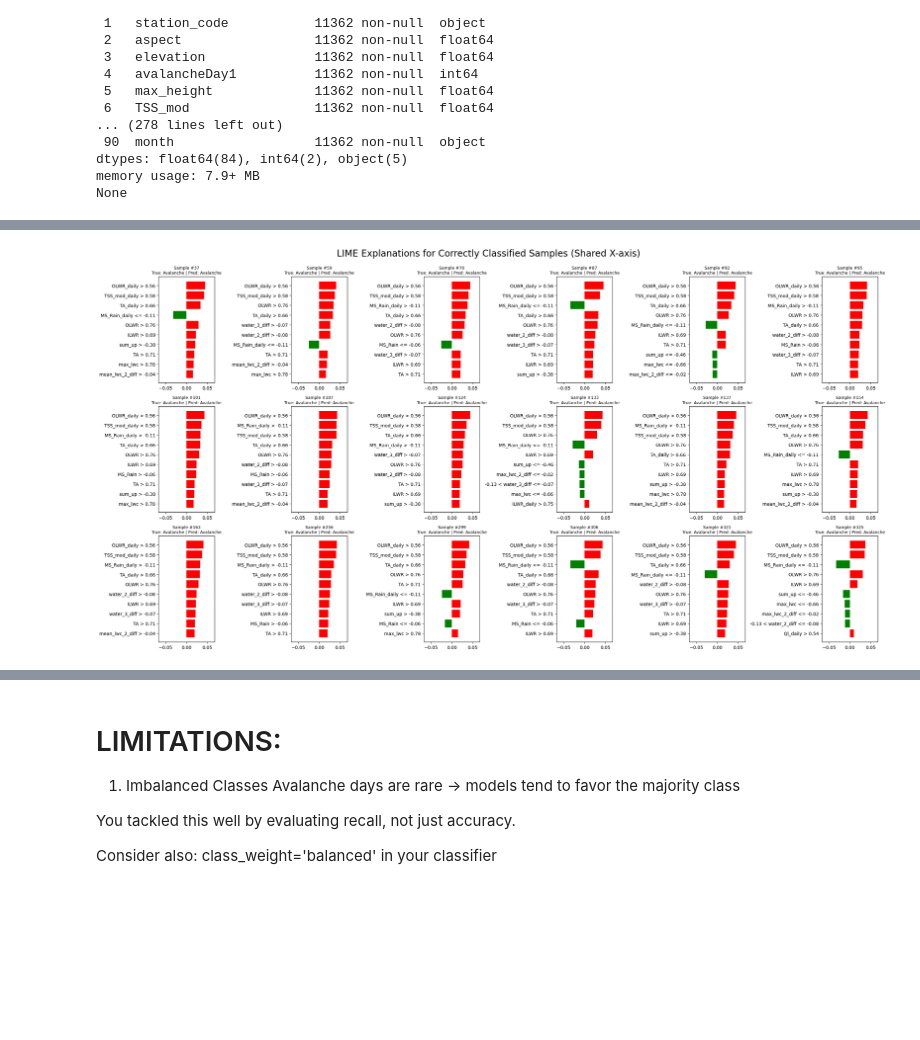
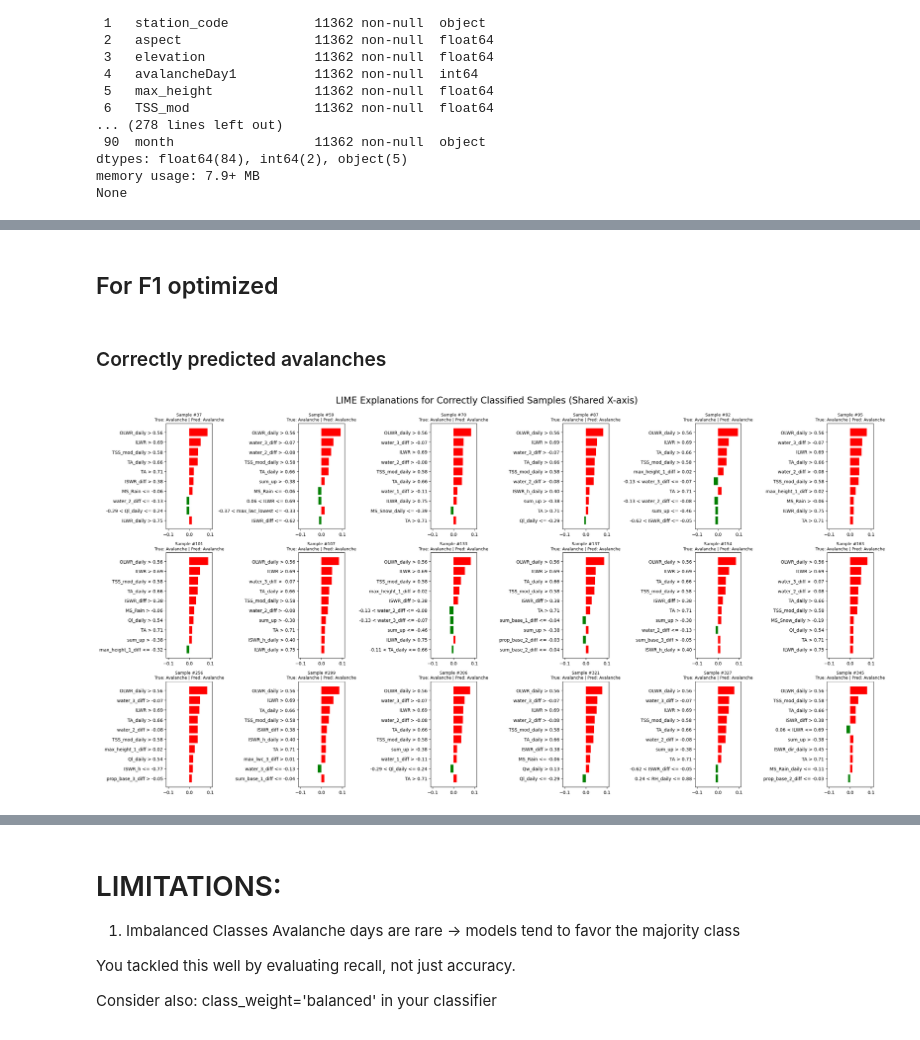
Before and after one commit to IlyaYakushevskiy/avalanche_sat, a Jupyter notebook: Exploratory Data Analysis/RandomForest_DecisionTree.ipynb, the cells around one changed output, grey strips where cells are left out. Saved outputs shown, nothing was run; the diff lists cells and outputs as text; code cells hidden in the pictures; blank space fills up the shorter version.

```diff
--- a/Exploratory Data Analysis/RandomForest_DecisionTree.ipynb
+++ b/Exploratory Data Analysis/RandomForest_DecisionTree.ipynb
@@ -75,17 +91,13 @@ full_clean = full_clean.drop(columns=[col for col in ['year', 'datum'] if col in
 #full_encoded = pd.get_dummies(full_clean, columns=categorical_cols, drop_first=True)
 # %%
 # Split features and target
-X = full_encoded.drop(columns=["avalancheDay1"])   # all columns except the target
-y = full_encoded["avalancheDay1"]  # avalanche label: 1 = avalanche, 0 = no avalanche
+X = full_clean.drop(columns=["avalancheDay1"])   # all columns except the target
+y = full_clean["avalancheDay1"]  # avalanche label: 1 = avalanche, 0 = no avalanche
 
 # Train-test split (80/20)
 X_train, X_test, y_train, y_test = train_test_split(X, y, test_size=0.2, random_state=42)
 
-# Standardize features (mean=0, std=1)
+# Standardize features (mean=0, std=1) - to normalize units
 scaler = StandardScaler()
 X_train_scaled = scaler.fit_transform(X_train)
 X_test_scaled = scaler.transform(X_test)
-# %%
-# Train Decision Tree Classifier
-clf_tree = DecisionTreeClassifier(max_depth=4, random_state=42)
-clf_tree.fit(X_train, y_train)
@@ -133,17 +575,15 @@ weighted avg       0.87      0.93      0.90      2059
 # %%
-# Train Random Forest with 100 trees
-clf_rf = RandomForestClassifier(n_estimators=100, random_state=42)
-clf_rf.fit(X_train_scaled, y_train)
+#Extract and visualizes the top 20 most important features used by your F1-optimized Random Forest model.
+#Reflect how useful each feature is across all decisions the model makes — not just for one class.
 
-# Feature importance
-importances = clf_rf.feature_importances_
+importances = rf_custom_F1.feature_importances_
 indices = np.argsort(importances)[::-1]
-top_features = X.columns[indices][:20]
+top_features = X_train.columns[indices][:20]
 
 # Plot feature importance
 plt.figure(figsize=(10, 6))
 sns.barplot(x=importances[indices][:20], y=top_features)
-plt.title("Top 20 Important Features (Random Forest)")
+plt.title("Top 20 Important Features (Random Forest F1 optimized)")
 plt.tight_layout()
 plt.show()
 
@@ -231,17 +638,4 @@ explainer = lime.lime_tabular.LimeTabularExplainer(
 # Choose a test instance to explain (e.g. the 5th test sample)
 # LIME only explains one data point at a time
 # X_test_scaled[i] == one specific test sample (a day with certain snow/weather values)
-
 # runs LIME to explain why it was classified as either "Avalanche" or "No Avalanche"
-i = 5
-exp = explainer.explain_instance(X_test_scaled[i], clf_rf.predict_proba, num_features=10)
-
-
-# Show explanation in notebook or plot
-exp.show_in_notebook(show_table=True)
-
-# or plot it
-# Local feature importance plot.
-fig = exp.as_pyplot_figure()
-plt.tight_layout()
-plt.show()
@@ -251,9 +642,13 @@ plt.show()
+# %% [markdown]
+## For F1 optimized
+# %% [markdown]
+### Correctly predicted avalanches
 # %%
 #Plot some more to have a look at the correctly predicted avalanches
 import matplotlib.pyplot as plt
 
 # Get indices of correctly predicted **Avalanche** samples (True Positives)
-correct_indices = np.where((y_pred_rf == 1) & (y_test.to_numpy() == 1))[0]
+correct_indices = np.where((y_pred_F1 == 1) & (y_test.to_numpy() == 1))[0]
 
 # Choose how many to plot
 n_rows, n_cols = 3, 6
@@ -263,7 +658,7 @@ selected_indices = correct_indices[:n_samples]
 # Step 1: Collect all weights to find shared x-axis range
 all_weights = []
 for i in selected_indices:
-    exp = explainer.explain_instance(X_test_scaled[i], clf_rf.predict_proba, num_features=10)
+    exp = explainer.explain_instance(X_test_scaled[i], rf_custom_F1.predict_proba, num_features=10)
     weights = [w for _, w in exp.as_list(label=exp.available_labels()[0])]
     all_weights.extend(weights)
 
@@ -271,36 +666,36 @@ for i in selected_indices:
 global_max = max(abs(w) for w in all_weights)
 
 # Step 2: Create grid of LIME plots
 fig, axes = plt.subplots(n_rows, n_cols, figsize=(24, 12))
 axes = axes.flatten()
 
 for idx, i in enumerate(selected_indices):
     true_label = y_test.iloc[i]
-    predicted_label = y_pred_rf[i]
+    predicted_label = y_pred_F1[i]
 
-    exp = explainer.explain_instance(X_test_scaled[i], clf_rf.predict_proba, num_features=10)
+    exp = explainer.explain_instance(X_test_scaled[i], rf_custom_F1.predict_proba, num_features=10)
     explanation = exp.as_list(label=exp.available_labels()[0])
     features = [f for f, _ in explanation]
     weights = [w for _, w in explanation]
 
     # Horizontal bar plot
     axes[idx].barh(features, weights, color=["green" if w < 0 else "red" for w in weights])
     axes[idx].set_xlim(-global_max - 0.02, global_max + 0.02)
     axes[idx].set_title(
         f"Sample #{i}\nTrue: {'Avalanche' if true_label == 1 else 'No Avalanche'} | Pred: {'Avalanche' if predicted_label == 1 else 'No Avalanche'}",
         fontsize=9
     )
     axes[idx].invert_yaxis()
 
 # Hide unused subplots
 for j in range(n_samples, len(axes)):
     axes[j].axis('off')
 
 plt.tight_layout()
 plt.suptitle("LIME Explanations for Correctly Classified Samples (Shared X-axis)", fontsize=20, y=1.03)
 plt.show()
 # %% [output]
-[figure, old version]
+[figure, new version]
 # %%
 #Do LIME with ALL CORECTLY PREDICTED AVALANCHES test indices
 #LIME explanations are local → they’re specific to one sample only
```
Also changed, not shown: parts of 41 cells of this notebook.
